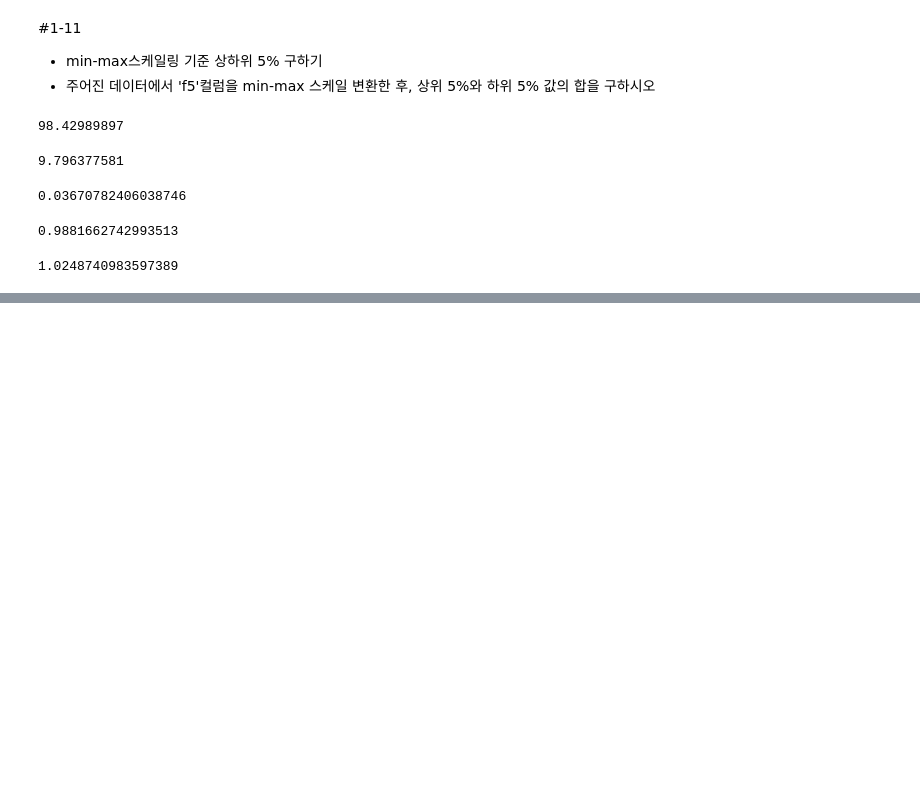
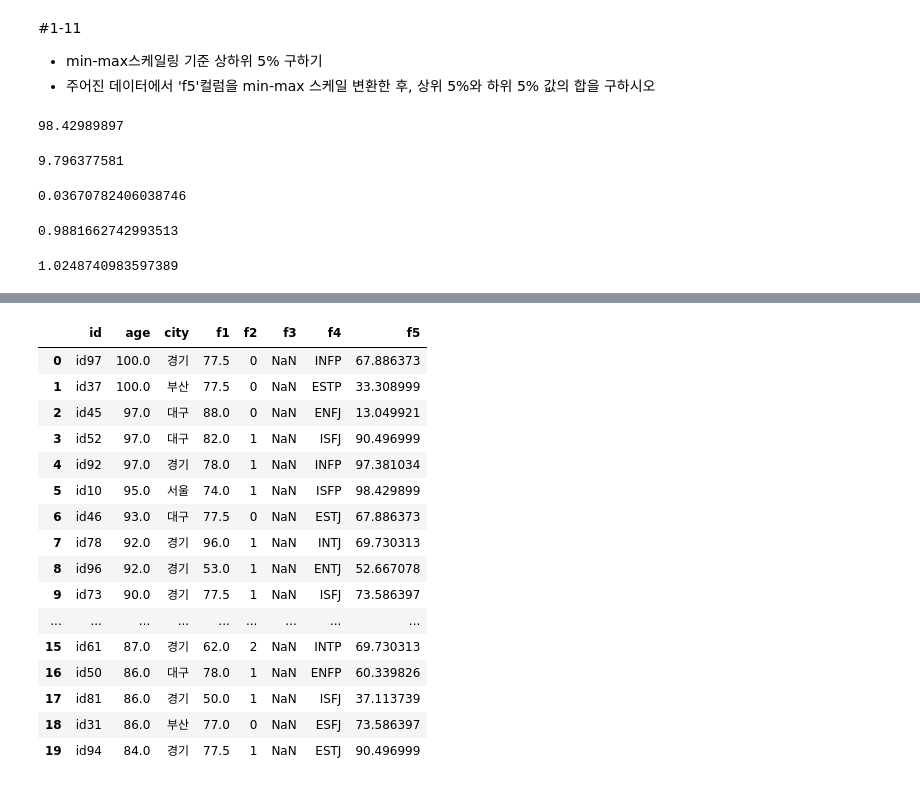
Before and after one commit to joungminhee/bigdata_exam, a Jupyter notebook: big_data2.ipynb, the cells around one changed output, grey strips where cells are left out. Saved outputs shown, nothing was run; the diff lists cells and outputs as text; code cells hidden in the pictures; blank space fills up the shorter version.

```diff
--- a/big_data2.ipynb
+++ b/big_data2.ipynb
@@ -306,0 +336,23 @@ print(lower + upper)
+# %%
+df = df.sort_values(by='age',ascending=False).reset_index(drop=True)
+# %%
+df = df[:20]
+df
+# %% [output]
+|  | id | age | city | f1 | f2 | f3 | f4 | f5 |
+| 0 | id97 | 100.0 | 경기 | 77.5 | 0 | NaN | INFP | 67.886373 |
+| 1 | id37 | 100.0 | 부산 | 77.5 | 0 | NaN | ESTP | 33.308999 |
+| 2 | id45 | 97.0 | 대구 | 88.0 | 0 | NaN | ENFJ | 13.049921 |
+| 3 | id52 | 97.0 | 대구 | 82.0 | 1 | NaN | ISFJ | 90.496999 |
+| 4 | id92 | 97.0 | 경기 | 78.0 | 1 | NaN | INFP | 97.381034 |
+| 5 | id10 | 95.0 | 서울 | 74.0 | 1 | NaN | ISFP | 98.429899 |
+| 6 | id46 | 93.0 | 대구 | 77.5 | 0 | NaN | ESTJ | 67.886373 |
+| 7 | id78 | 92.0 | 경기 | 96.0 | 1 | NaN | INTJ | 69.730313 |
+| 8 | id96 | 92.0 | 경기 | 53.0 | 1 | NaN | ENTJ | 52.667078 |
+| 9 | id73 | 90.0 | 경기 | 77.5 | 1 | NaN | ISFJ | 73.586397 |
+| ... | ... | ... | ... | ... | ... | ... | ... | ... |
+| 15 | id61 | 87.0 | 경기 | 62.0 | 2 | NaN | INTP | 69.730313 |
+| 16 | id50 | 86.0 | 대구 | 78.0 | 1 | NaN | ENFP | 60.339826 |
+| 17 | id81 | 86.0 | 경기 | 50.0 | 1 | NaN | ISFJ | 37.113739 |
+| 18 | id31 | 86.0 | 부산 | 77.0 | 0 | NaN | ESFJ | 73.586397 |
+| 19 | id94 | 84.0 | 경기 | 77.5 | 1 | NaN | ESTJ | 90.496999 |
```
Also changed, not shown: parts of 39 cells of this notebook.
